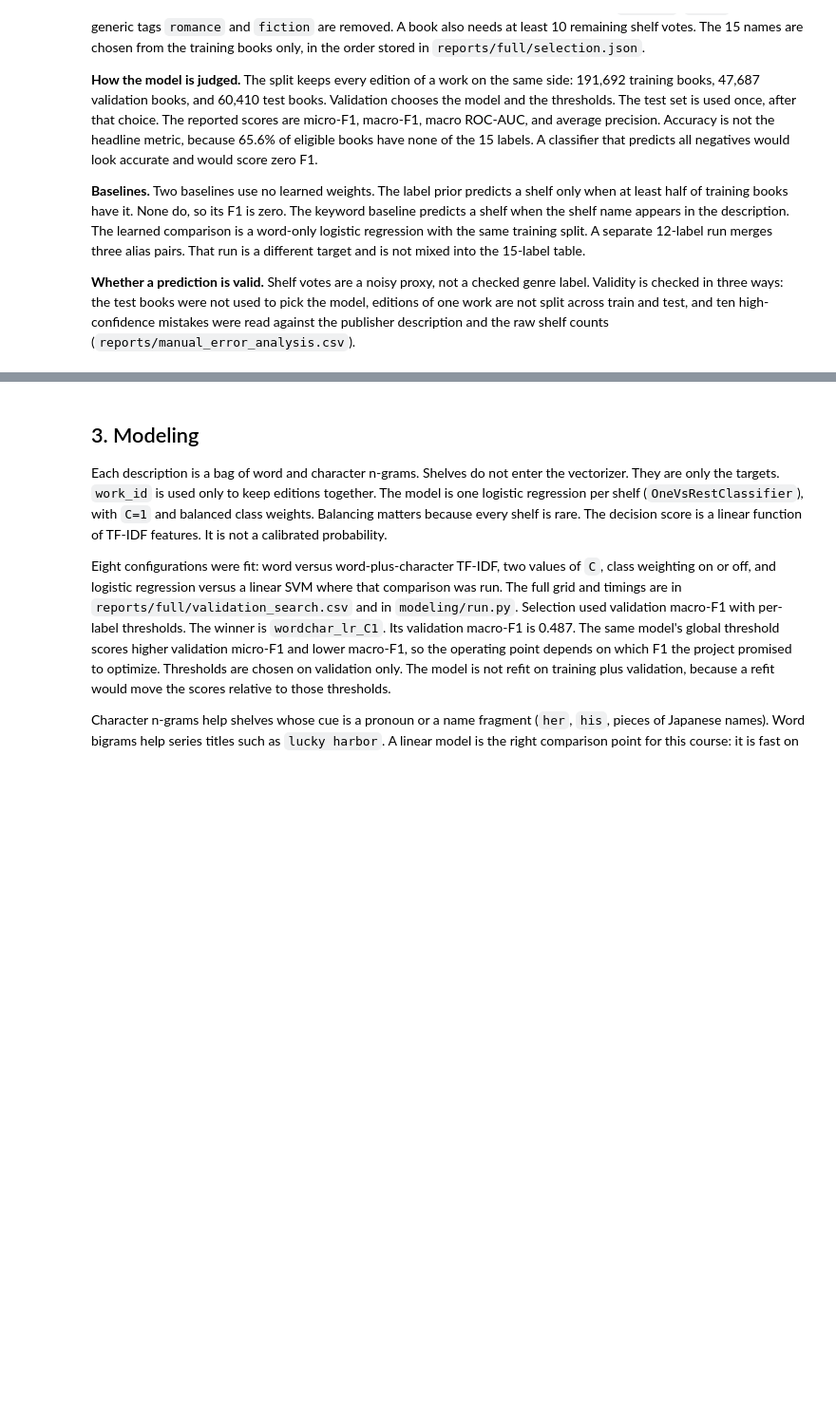
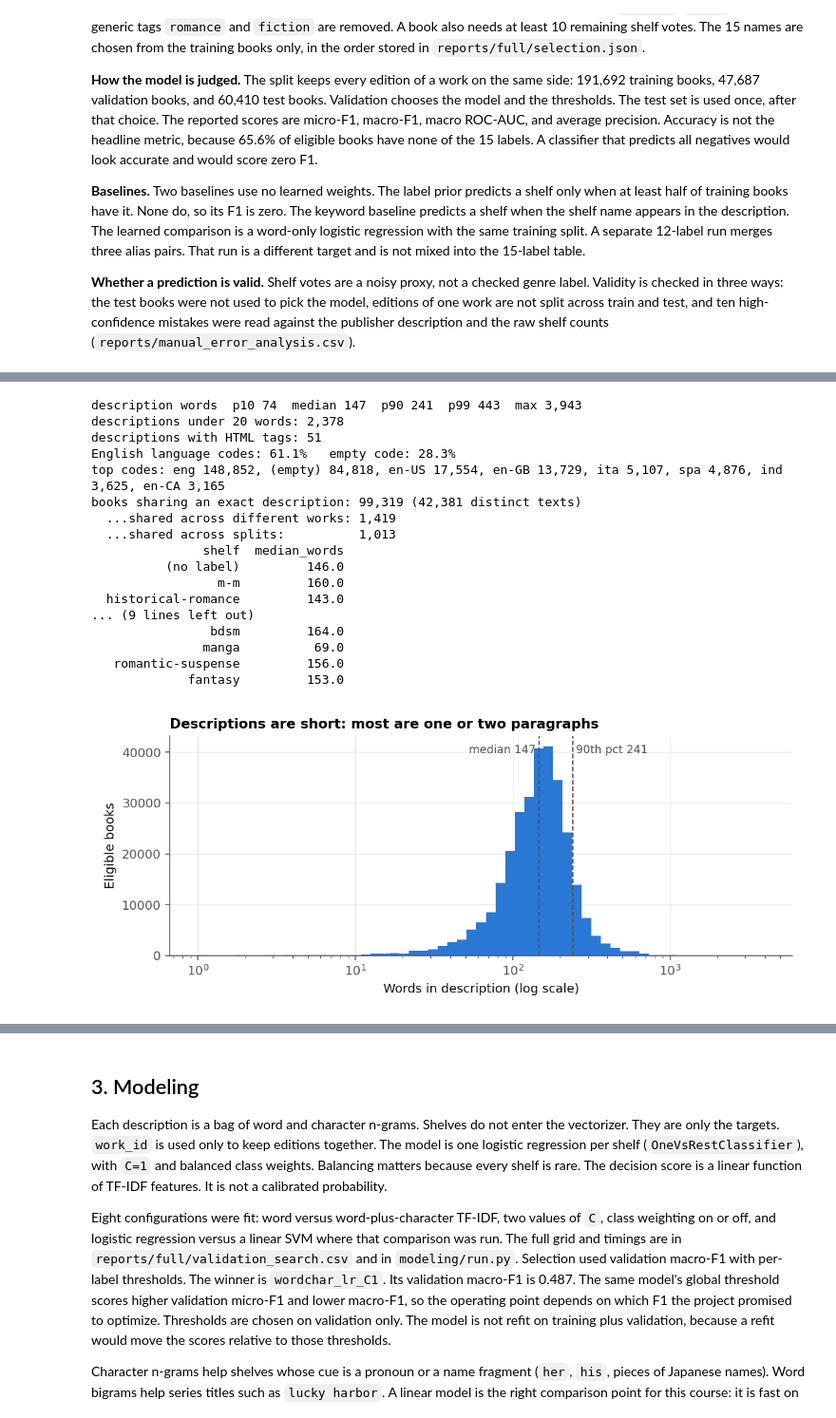
Before and after one commit to j1doan/recsys, a Jupyter notebook: workbook.ipynb, the cells around one changed output, grey strips where cells are left out. Shown at 95% size. Drawn from its saved outputs; the diff is of its cells as text; code cells hidden in the pictures; blank space fills up the shorter version.

```diff
--- a/workbook.ipynb
+++ b/workbook.ipynb
@@ -66,0 +67,35 @@ display(Image('reports/eda/publication_years.png'))
+# %%
+d = stats['description_words']
+print('description words  p10 {p10:.0f}  median {median:.0f}  p90 {p90:.0f}  p99 {p99:.0f}  max {max:,}'.format(**d))
+print('descriptions under 20 words:', f"{d['under_20_words']:,}")
+print('descriptions with HTML tags:', stats['descriptions_with_html_tags'])
+lang = stats['language_eligible']
+print(f"English language codes: {lang['english_codes_share']:.1%}   empty code: {lang['empty_share']:.1%}")
+print('top codes:', ', '.join(f'{k} {v:,}' for k, v in lang['top'].items()))
+dup = stats['duplicate_descriptions']
+print(f"books sharing an exact description: {dup['books_sharing_exact_text']:,}"
+      f" ({dup['distinct_shared_texts']:,} distinct texts)")
+print(f"  ...shared across different works: {dup['books_whose_text_spans_several_works']:,}")
+print(f"  ...shared across splits:          {dup['books_whose_text_crosses_splits']:,}")
+words = pd.read_csv(EDA + 'description_words_by_label.csv')
+print(words.to_string(index=False))
+display(Image(EDA + 'description_lengths.png'))
+# %% [output]
+description words  p10 74  median 147  p90 241  p99 443  max 3,943
+descriptions under 20 words: 2,378
+descriptions with HTML tags: 51
+English language codes: 61.1%   empty code: 28.3%
+top codes: eng 148,852, (empty) 84,818, en-US 17,554, en-GB 13,729, ita 5,107, spa 4,876, ind 3,625, en-CA 3,165
+books sharing an exact description: 99,319 (42,381 distinct texts)
+  ...shared across different works: 1,419
+  ...shared across splits:          1,013
+               shelf  median_words
+          (no label)         146.0
+                 m-m         160.0
+  historical-romance         143.0
+... (9 lines left out)
+                bdsm         164.0
+               manga          69.0
+   romantic-suspense         156.0
+             fantasy         153.0
+[figure, added]
```
Also changed, not shown: parts of 16 cells of this notebook, 20 other files.
